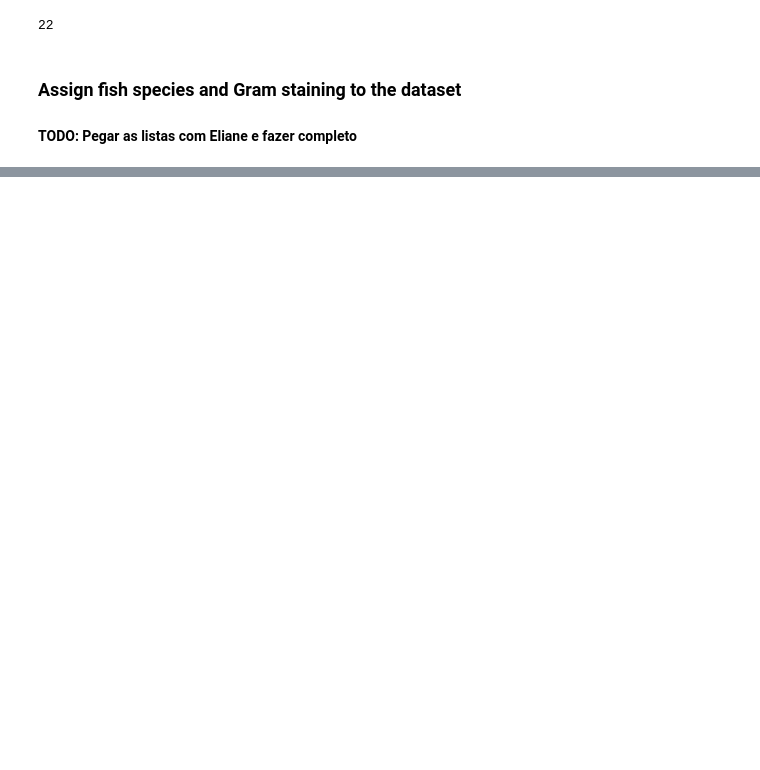
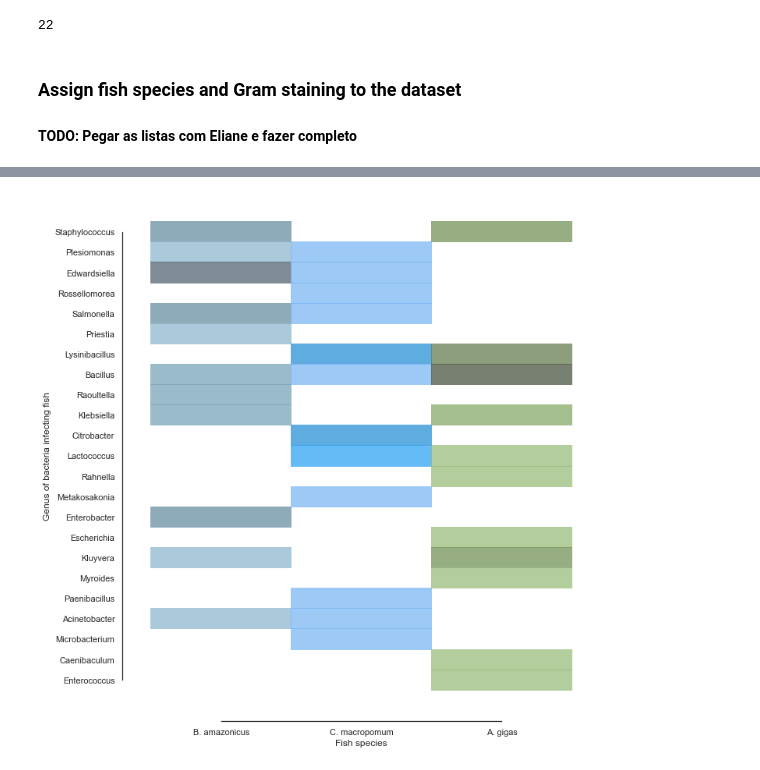
Before and after one commit to waldeyr/amazonian_fish_bacteria, a Jupyter notebook: Workflow.ipynb, the cells around one changed output, grey strips where cells are left out. Drawn from its saved outputs; the diff is of its cells as text; code cells hidden in the pictures; blank space fills up the shorter version.

```diff
--- a/Workflow.ipynb
+++ b/Workflow.ipynb
@@ -487,0 +415,8 @@ sns.displot(
+# %%
+plot01 = result[['isolate','sscinames', 'Fish']]
+# %%
+import warnings
+warnings.filterwarnings('ignore')
+s = plot01['sscinames'].apply(lambda x: x.split(' '))
+plot01['genus'] = s.apply(lambda x: x[0])
+plot01['species'] = s.apply(lambda x: x[1])
@@ -487,0 +437,20 @@ sns.displot(
+# %%
+sns.set_theme(style="white")
+sns.set_palette("Paired")
+
+sns.displot(
+    plot01,
+    y   = "genus",
+    x = "Fish",
+    binwidth=10,
+    height=10,
+    hue="Fish",
+    alpha=0.75,
+    legend = False,
+    facet_kws=dict(margin_titles=False)
+)
+plt.xlabel('Fish species')
+plt.ylabel('Genus of bacteria infecting fish')
+sns.despine(offset=10, trim=True)
+# %% [output]
+[figure, added]
```
Also changed, not shown: parts of 40 cells of this notebook, 1 other file.
